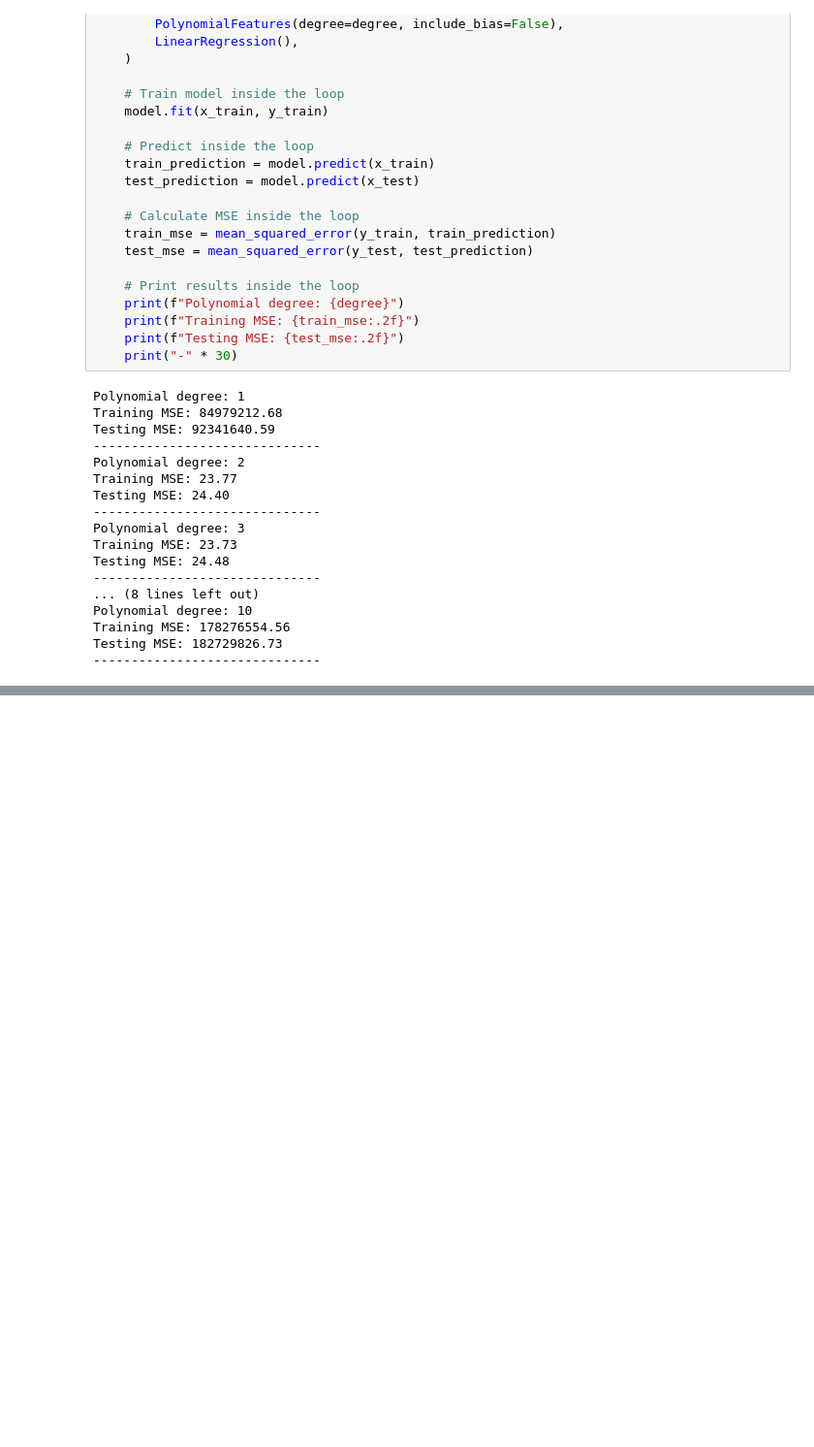
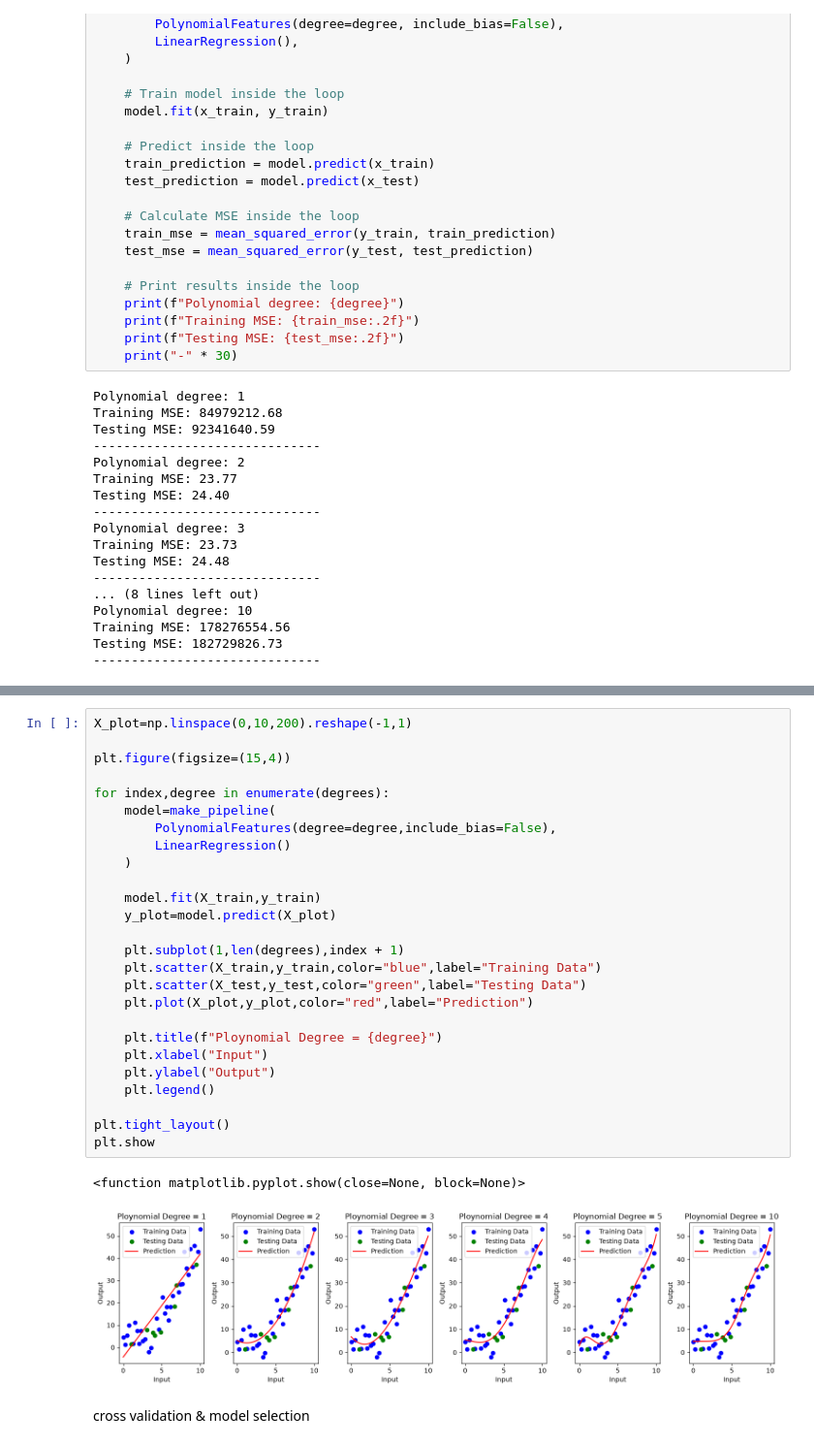
Before and after one commit to Sunidhi-18/AML_LAB, a Jupyter notebook: MLLabprojects/notebooks/lab7/BiasVarianceTradeoff.ipynb, the cells around one changed output, grey strips where cells are left out. Shown at 97% size. Drawn from its saved outputs; the diff is of its cells as text; blank space fills up the shorter version.

```diff
--- a/MLLabprojects/notebooks/lab7/BiasVarianceTradeoff.ipynb
+++ b/MLLabprojects/notebooks/lab7/BiasVarianceTradeoff.ipynb
@@ -435,0 +500,31 @@ Testing MSE: 182729826.73
+# %%
+X_plot=np.linspace(0,10,200).reshape(-1,1)
+
+plt.figure(figsize=(15,4))
+
+for index,degree in enumerate(degrees):
+    model=make_pipeline(
+        PolynomialFeatures(degree=degree,include_bias=False),
+        LinearRegression()
+    )
+
+    model.fit(X_train,y_train)
+    y_plot=model.predict(X_plot)
+
+    plt.subplot(1,len(degrees),index + 1)
+    plt.scatter(X_train,y_train,color="blue",label="Training Data")
+    plt.scatter(X_test,y_test,color="green",label="Testing Data")
+    plt.plot(X_plot,y_plot,color="red",label="Prediction")
+
+    plt.title(f"Ploynomial Degree = {degree}")
+    plt.xlabel("Input")
+    plt.ylabel("Output")
+    plt.legend()
+
+plt.tight_layout()
+plt.show
+# %% [output]
+<function matplotlib.pyplot.show(close=None, block=None)>
+[figure, added]
+# %% [markdown]
+cross validation & model selection
```
Also changed, not shown: parts of 3 cells of this notebook, 5 other files.
